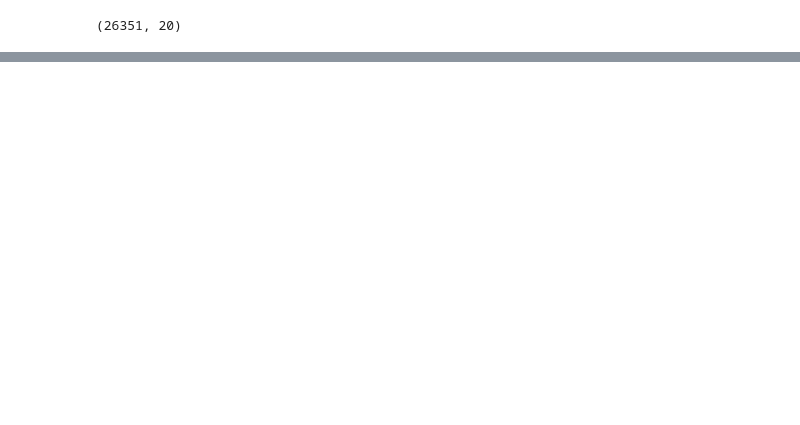
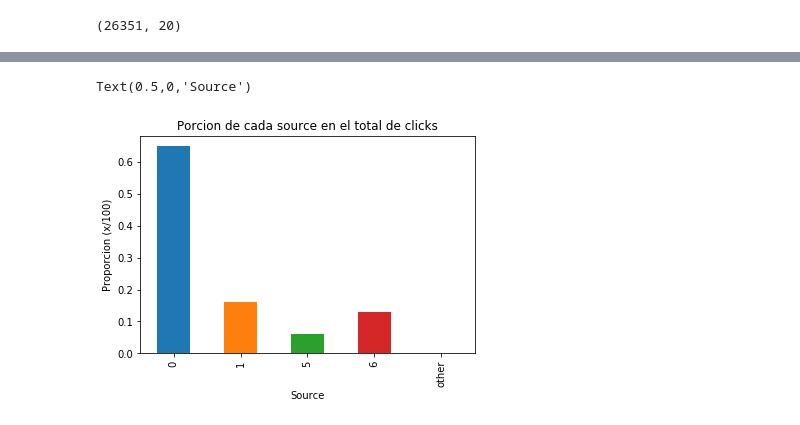
Before and after one commit to gatti2602/7506-datos, a Jupyter notebook: Nico/clicks.ipynb, the cells around one changed output, grey strips where cells are left out. Drawn from its saved outputs; the diff is of its cells as text; code cells hidden in the pictures; blank space fills up the shorter version.

```diff
--- a/Nico/clicks.ipynb
+++ b/Nico/clicks.ipynb
@@ -53,0 +125,11 @@ clicks.head()
+# %%
+#Cantidad minima de data para ser representativo
+clicks['source_id'] = clicks.groupby('source_id')['source_id'].transform(lambda x: 'other' if len(x) < 100 else x)
+
+plot = (clicks.groupby('source_id')['source_id'].count() / len(clicks)).apply(lambda x: round(x, 2)).plot(kind='bar')
+plot.set_title('Porcion de cada source en el total de clicks')
+plot.set_ylabel('Proporcion (x/100)')
+plot.set_xlabel('Source')
+# %% [output]
+Text(0.5,0,'Source')
+[figure, added]
```
Also changed, not shown: parts of 13 cells of this notebook, 4 other files.
